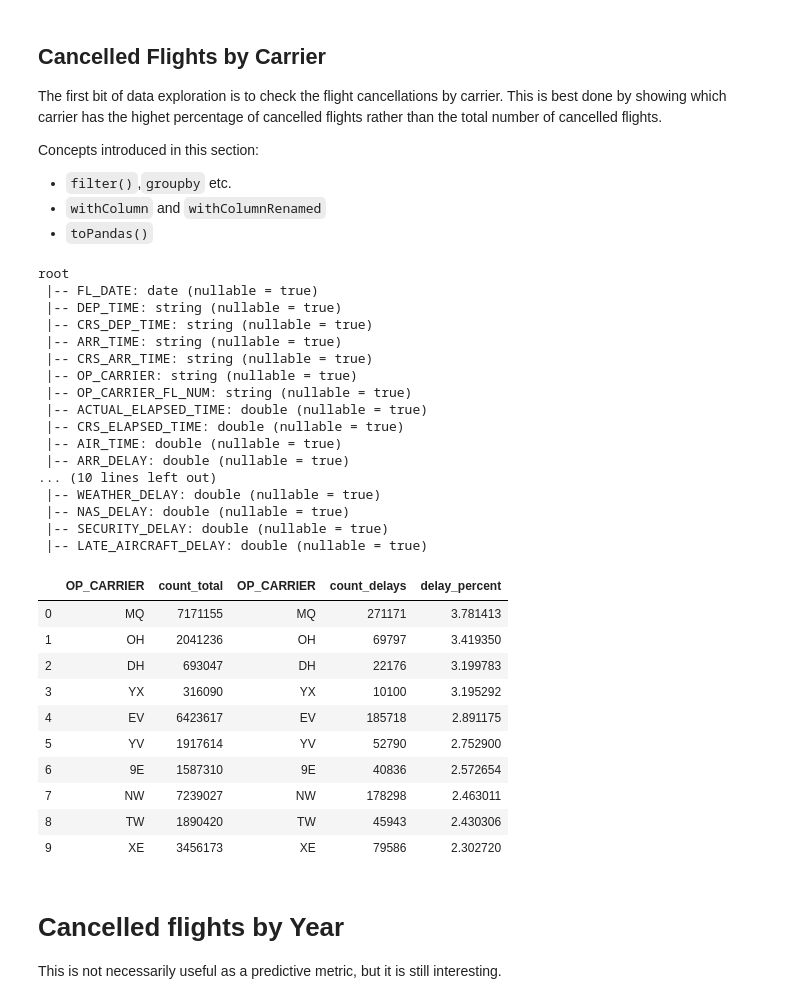
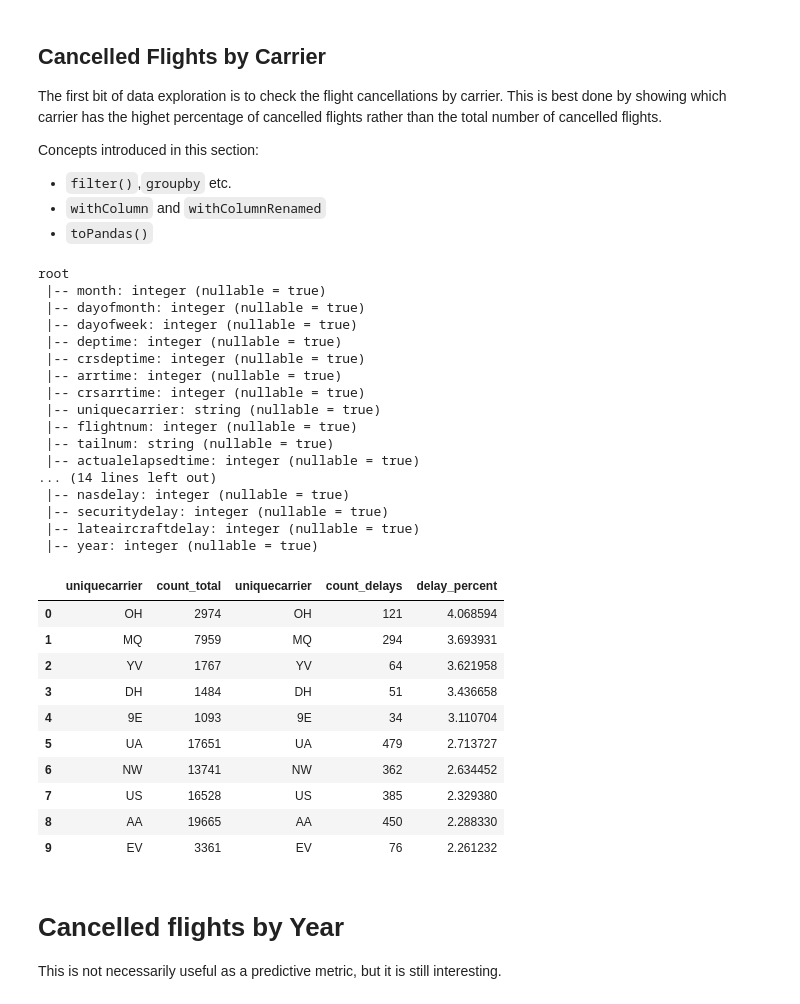
Before and after one commit to cloudera/CML_AMP_Canceled_Flight_Prediction, a Jupyter notebook: code/2_data_analysis.ipynb, the cells around one changed output. Drawn from its saved outputs; the diff is of its cells as text; code cells hidden in the pictures.

```diff
--- a/code/2_data_analysis.ipynb
+++ b/code/2_data_analysis.ipynb
@@ -40,3 +43,10 @@ spark = (
+# %%
+SparkContext.setSystemProperty('spark.executor.cores', '4')
+SparkContext.setSystemProperty('spark.executor.memory', '8g')
+
+SPARK_CONNECTION_NAME = os.getenv("SPARK_CONNECTION_NAME")
+conn = cmldata.get_connection(SPARK_CONNECTION_NAME)
+spark = conn.get_spark_session()
 # %% [markdown]
 ## Load the Spark UI
 This creates a link the Spark UI. If you are running locally, just run `spark` as a command in a cell and it will provide you with the Spark UI link.
@@ -60,12 +68,11 @@ _Note: If you are working in local mode, you should limit the number of rows tha
 >
 > Use `.persist()` on a data frame that you are work a lot with to prevent Spark from fetching the data everytime you run query. It will store that dataframe in memory and all operations on that dataframe will run on the in-memory version.
 # %%
-# specify the hive table our data was ingested to (you may need to edit this)
-hive_database = os.environ["HIVE_DATABASE"]
-hive_table = os.environ["HIVE_TABLE"]
-hive_table_fq = hive_database + "." + hive_table
+# specify the table the data is available in (you may need to edit this)
+dw_database = os.environ["DW_DATABASE"]
+dw_table = os.environ["DW_TABLE"]
 
-flight_df = spark.sql(f"select * from {hive_table_fq}")
+flight_df = spark.sql(f"select * from {dw_database}.{dw_table}")
 
 # Uncomment this if you are running in local mode and just want to see things work
 # flight_df = flight_df.limit(10000)
@@ -85,66 +93,66 @@ Concepts introduced in this section:
 flight_df.printSchema()
 # %% [output]
 root
- |-- FL_DATE: date (nullable = true)
- |-- DEP_TIME: string (nullable = true)
- |-- CRS_DEP_TIME: string (nullable = true)
- |-- ARR_TIME: string (nullable = true)
- |-- CRS_ARR_TIME: string (nullable = true)
- |-- OP_CARRIER: string (nullable = true)
- |-- OP_CARRIER_FL_NUM: string (nullable = true)
- |-- ACTUAL_ELAPSED_TIME: double (nullable = true)
- |-- CRS_ELAPSED_TIME: double (nullable = true)
- |-- AIR_TIME: double (nullable = true)
- |-- ARR_DELAY: double (nullable = true)
-... (10 lines left out)
- |-- WEATHER_DELAY: double (nullable = true)
- |-- NAS_DELAY: double (nullable = true)
- |-- SECURITY_DELAY: double (nullable = true)
- |-- LATE_AIRCRAFT_DELAY: double (nullable = true)
+ |-- month: integer (nullable = true)
+ |-- dayofmonth: integer (nullable = true)
+ |-- dayofweek: integer (nullable = true)
+ |-- deptime: integer (nullable = true)
+ |-- crsdeptime: integer (nullable = true)
+ |-- arrtime: integer (nullable = true)
+ |-- crsarrtime: integer (nullable = true)
+ |-- uniquecarrier: string (nullable = true)
+ |-- flightnum: integer (nullable = true)
+ |-- tailnum: string (nullable = true)
+ |-- actualelapsedtime: integer (nullable = true)
+... (14 lines left out)
+ |-- nasdelay: integer (nullable = true)
+ |-- securitydelay: integer (nullable = true)
+ |-- lateaircraftdelay: integer (nullable = true)
+ |-- year: integer (nullable = true)
 # %%
 cancel_by_carrier = flight_df\
-  .filter("CANCELLED == 1")\
-  .groupby("OP_CARRIER")\
+  .filter("cancelled == 1")\
+  .groupby("uniquecarrier")\
   .count()\
   .sort("count",ascending=False)\
   .withColumnRenamed('count', 'count_delays')
 
 
 flight_by_carrier = flight_df\
-  .groupby("OP_CARRIER")\
+  .groupby("uniquecarrier")\
   .count()\
   .sort("count",ascending=False)\
   .withColumnRenamed('count', 'count_total')
 
 
 cancel_by_carrier_percent = flight_by_carrier\
   .join(
     cancel_by_carrier,
-    flight_by_carrier.OP_CARRIER == cancel_by_carrier.OP_CARRIER
+    flight_by_carrier.uniquecarrier == cancel_by_carrier.uniquecarrier
   )
 
 cancel_by_carrier_percent = cancel_by_carrier_percent\
   .withColumn(
     "delay_percent",(
       cancel_by_carrier_percent.count_delays/cancel_by_carrier_percent.count_total
     )*100
   )\
   .sort("delay_percent",ascending=False)\
   .toPandas()
 
 cancel_by_carrier_percent.head(10)
 # %% [output]
-|  | OP_CARRIER | count_total | OP_CARRIER | count_delays | delay_percent |
-| 0 | MQ | 7171155 | MQ | 271171 | 3.781413 |
-| 1 | OH | 2041236 | OH | 69797 | 3.419350 |
-| 2 | DH | 693047 | DH | 22176 | 3.199783 |
-| 3 | YX | 316090 | YX | 10100 | 3.195292 |
-| 4 | EV | 6423617 | EV | 185718 | 2.891175 |
-| 5 | YV | 1917614 | YV | 52790 | 2.752900 |
-| 6 | 9E | 1587310 | 9E | 40836 | 2.572654 |
-| 7 | NW | 7239027 | NW | 178298 | 2.463011 |
-| 8 | TW | 1890420 | TW | 45943 | 2.430306 |
-| 9 | XE | 3456173 | XE | 79586 | 2.302720 |
+|  | uniquecarrier | count_total | uniquecarrier | count_delays | delay_percent |
+| 0 | OH | 2974 | OH | 121 | 4.068594 |
+| 1 | MQ | 7959 | MQ | 294 | 3.693931 |
+| 2 | YV | 1767 | YV | 64 | 3.621958 |
+| 3 | DH | 1484 | DH | 51 | 3.436658 |
+| 4 | 9E | 1093 | 9E | 34 | 3.110704 |
+| 5 | UA | 17651 | UA | 479 | 2.713727 |
+| 6 | NW | 13741 | NW | 362 | 2.634452 |
+| 7 | US | 16528 | US | 385 | 2.329380 |
+| 8 | AA | 19665 | AA | 450 | 2.288330 |
+| 9 | EV | 3361 | EV | 76 | 2.261232 |
 # %% [markdown]
 # Cancelled flights by Year
 This is not necessarily useful as a predictive metric, but it is still interesting.
```
Also changed, not shown: parts of 15 cells of this notebook, 8 other files.
